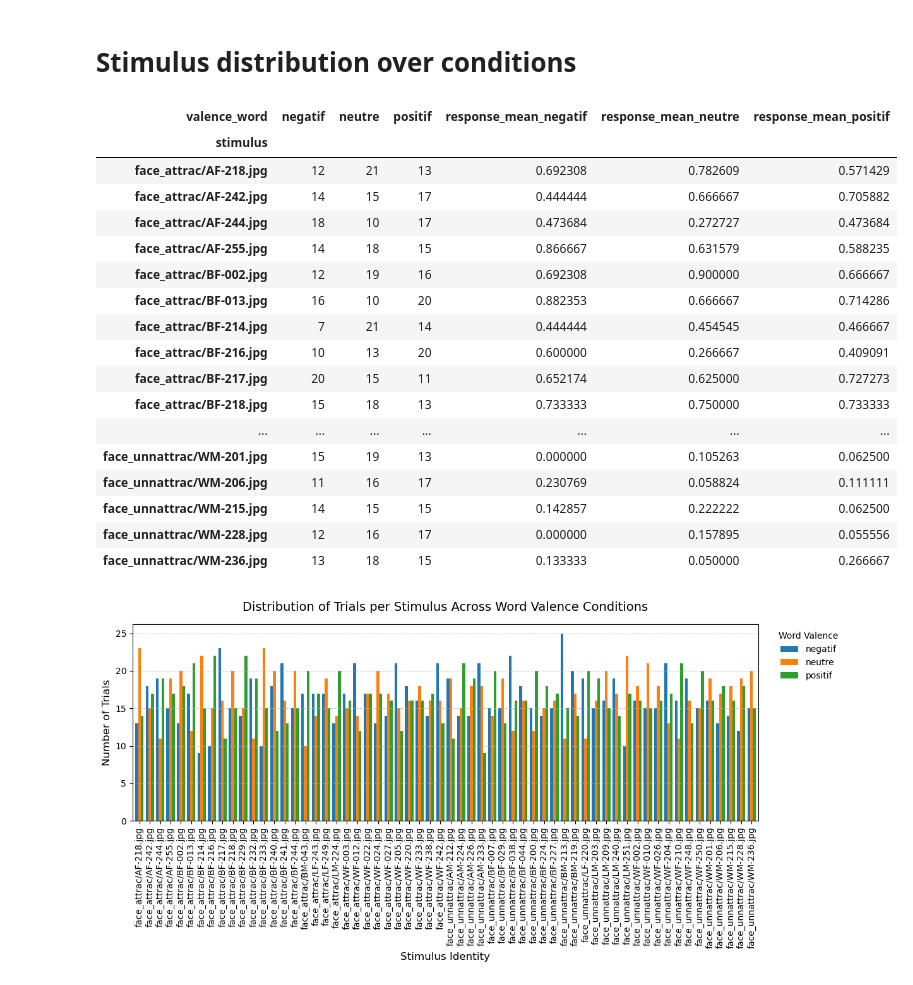
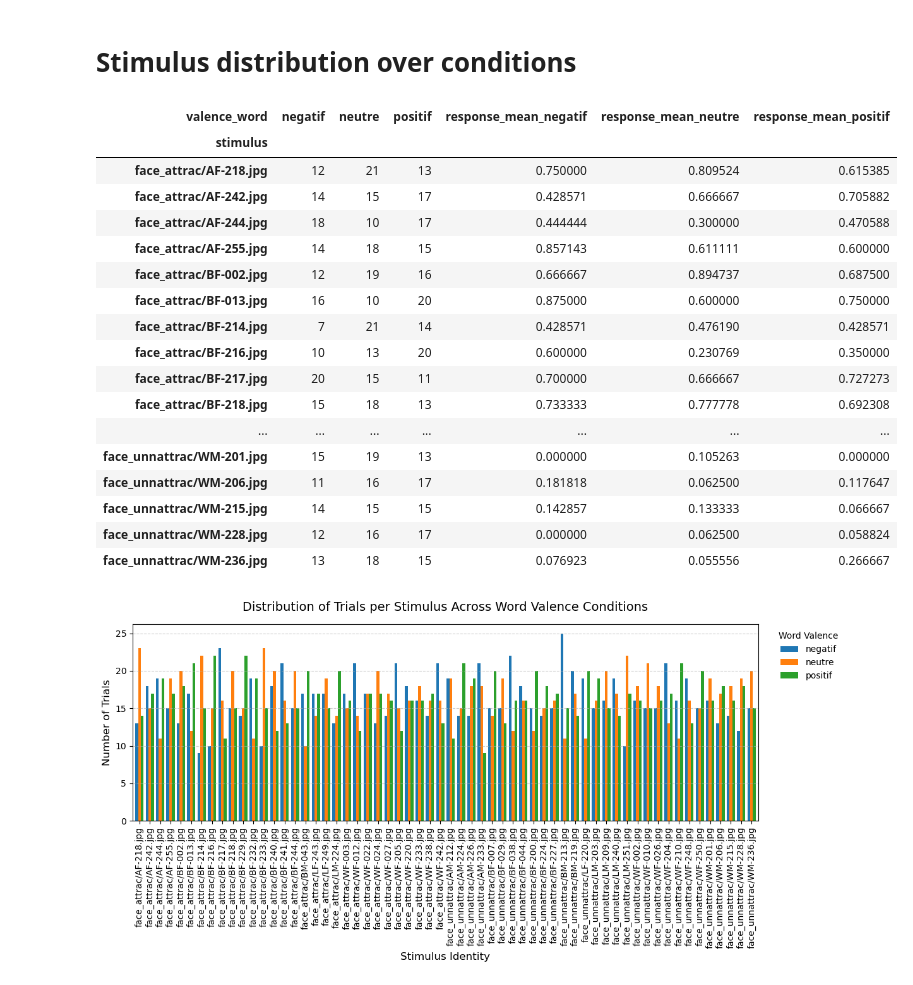
Before and after one commit to Coumess/Lab_Project_Experiment, a Jupyter notebook: extract_data.ipynb, the cells around one changed output. Saved outputs shown, nothing was run; the diff lists cells and outputs as text; code cells hidden in the pictures.

```diff
--- a/extract_data.ipynb
+++ b/extract_data.ipynb
@@ -125,33 +125,33 @@ Max percentage of good answers: 0.9833333333333333
 # %%
 # Group stimulus and valence word, size() get the number of time the stimulus appeared in each condition
 # unstack() transform the valence_word columns from 3 rows to 3 colums
 stimulus_counts = (data_without_outliers.groupby(['stimulus', 'valence_word']).size().unstack(fill_value=0))
 
 # Compute the mean response binary for each face in each condition
 for condition in ["negatif","neutre","positif"] :
-    stimulus_counts["response_mean_" + condition] = df[df['valence_word'] == condition].groupby('stimulus')['response_binary'].mean()
+    stimulus_counts["response_mean_" + condition] = data_without_outliers[data_without_outliers['valence_word'] == condition].groupby('stimulus')['response_binary'].mean()
 
 # Display statistic of the distribution
 stimulus_counts
 # %% [output]
 | valence_word | negatif | neutre | positif | response_mean_negatif | response_mean_neutre | response_mean_positif |
 | stimulus |  |  |  |  |  |  |
-| face_attrac/AF-218.jpg | 12 | 21 | 13 | 0.692308 | 0.782609 | 0.571429 |
-| face_attrac/AF-242.jpg | 14 | 15 | 17 | 0.444444 | 0.666667 | 0.705882 |
-| face_attrac/AF-244.jpg | 18 | 10 | 17 | 0.473684 | 0.272727 | 0.473684 |
-| face_attrac/AF-255.jpg | 14 | 18 | 15 | 0.866667 | 0.631579 | 0.588235 |
-| face_attrac/BF-002.jpg | 12 | 19 | 16 | 0.692308 | 0.900000 | 0.666667 |
-| face_attrac/BF-013.jpg | 16 | 10 | 20 | 0.882353 | 0.666667 | 0.714286 |
-| face_attrac/BF-214.jpg | 7 | 21 | 14 | 0.444444 | 0.454545 | 0.466667 |
-| face_attrac/BF-216.jpg | 10 | 13 | 20 | 0.600000 | 0.266667 | 0.409091 |
-| face_attrac/BF-217.jpg | 20 | 15 | 11 | 0.652174 | 0.625000 | 0.727273 |
-| face_attrac/BF-218.jpg | 15 | 18 | 13 | 0.733333 | 0.750000 | 0.733333 |
+| face_attrac/AF-218.jpg | 12 | 21 | 13 | 0.750000 | 0.809524 | 0.615385 |
+| face_attrac/AF-242.jpg | 14 | 15 | 17 | 0.428571 | 0.666667 | 0.705882 |
+| face_attrac/AF-244.jpg | 18 | 10 | 17 | 0.444444 | 0.300000 | 0.470588 |
+| face_attrac/AF-255.jpg | 14 | 18 | 15 | 0.857143 | 0.611111 | 0.600000 |
+| face_attrac/BF-002.jpg | 12 | 19 | 16 | 0.666667 | 0.894737 | 0.687500 |
+| face_attrac/BF-013.jpg | 16 | 10 | 20 | 0.875000 | 0.600000 | 0.750000 |
+| face_attrac/BF-214.jpg | 7 | 21 | 14 | 0.428571 | 0.476190 | 0.428571 |
+| face_attrac/BF-216.jpg | 10 | 13 | 20 | 0.600000 | 0.230769 | 0.350000 |
+| face_attrac/BF-217.jpg | 20 | 15 | 11 | 0.700000 | 0.666667 | 0.727273 |
+| face_attrac/BF-218.jpg | 15 | 18 | 13 | 0.733333 | 0.777778 | 0.692308 |
 | ... | ... | ... | ... | ... | ... | ... |
-| face_unnattrac/WM-201.jpg | 15 | 19 | 13 | 0.000000 | 0.105263 | 0.062500 |
-| face_unnattrac/WM-206.jpg | 11 | 16 | 17 | 0.230769 | 0.058824 | 0.111111 |
-| face_unnattrac/WM-215.jpg | 14 | 15 | 15 | 0.142857 | 0.222222 | 0.062500 |
-| face_unnattrac/WM-228.jpg | 12 | 16 | 17 | 0.000000 | 0.157895 | 0.055556 |
-| face_unnattrac/WM-236.jpg | 13 | 18 | 15 | 0.133333 | 0.050000 | 0.266667 |
+| face_unnattrac/WM-201.jpg | 15 | 19 | 13 | 0.000000 | 0.105263 | 0.000000 |
+| face_unnattrac/WM-206.jpg | 11 | 16 | 17 | 0.181818 | 0.062500 | 0.117647 |
+| face_unnattrac/WM-215.jpg | 14 | 15 | 15 | 0.142857 | 0.133333 | 0.066667 |
+| face_unnattrac/WM-228.jpg | 12 | 16 | 17 | 0.000000 | 0.062500 | 0.058824 |
+| face_unnattrac/WM-236.jpg | 13 | 18 | 15 | 0.076923 | 0.055556 | 0.266667 |
 # %%
 plt.figure(figsize=(12, 6))
 
```
Also changed, not shown: parts of 2 cells of this notebook.
